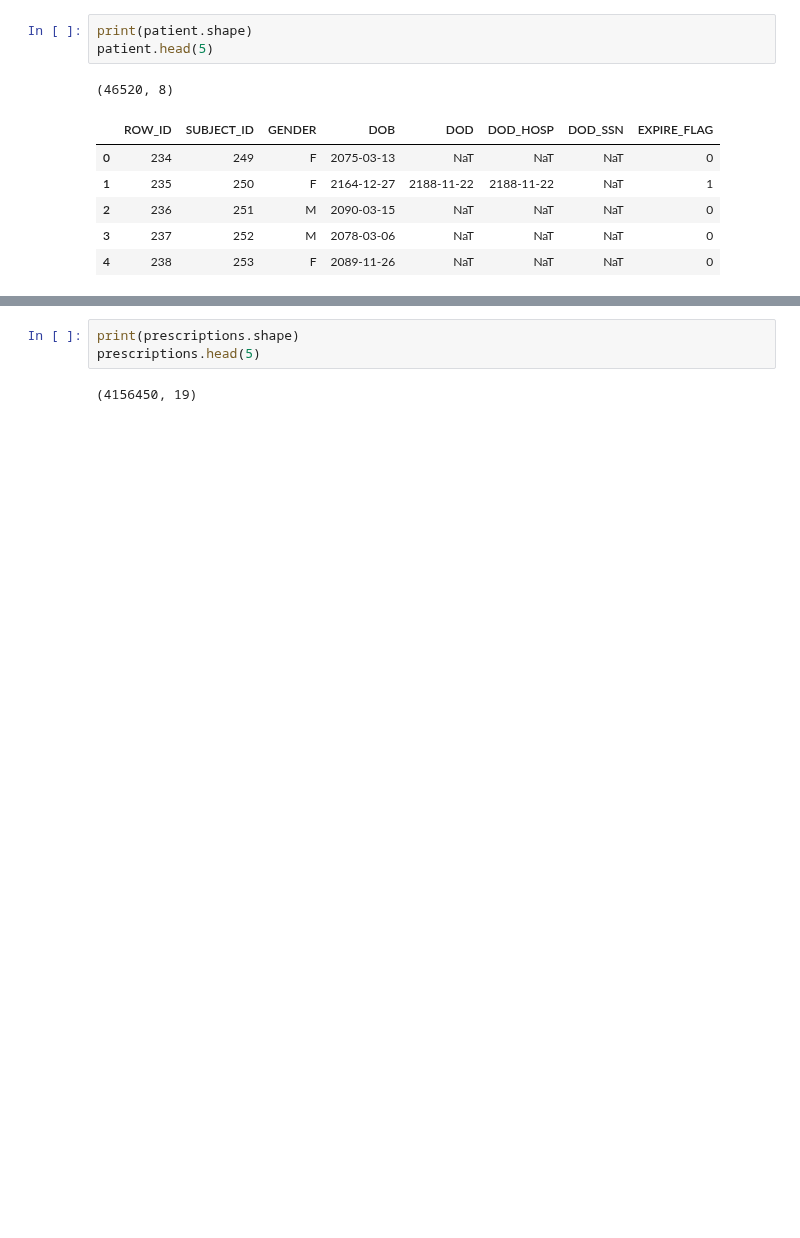
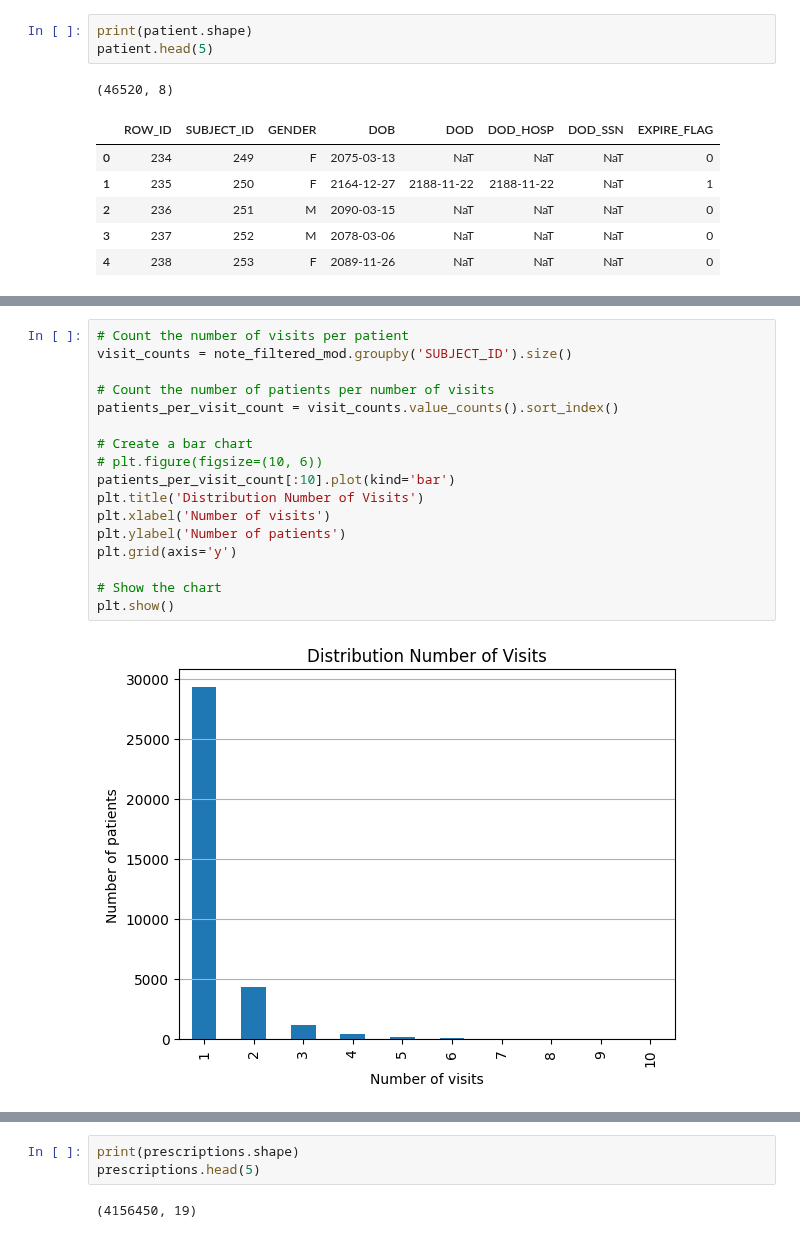
Before and after one commit to giuseppericcio/MediCARE, a Jupyter notebook: data_preprocessing.ipynb, the cells around one changed output, grey strips where cells are left out. Cells and saved outputs as stored; diff of their text form; blank space fills up the shorter version.

```diff
--- a/data_preprocessing.ipynb
+++ b/data_preprocessing.ipynb
@@ -77,0 +133,19 @@ patient.head(5)
+# %%
+# Count the number of visits per patient
+visit_counts = note_filtered_mod.groupby('SUBJECT_ID').size()
+
+# Count the number of patients per number of visits
+patients_per_visit_count = visit_counts.value_counts().sort_index()
+
+# Create a bar chart
+# plt.figure(figsize=(10, 6))
+patients_per_visit_count[:10].plot(kind='bar')
+plt.title('Distribution Number of Visits')
+plt.xlabel('Number of visits')
+plt.ylabel('Number of patients')
+plt.grid(axis='y')
+
+# Show the chart
+plt.show()
+# %% [output]
+[figure, added]
```
Also changed, not shown: parts of 29 cells of this notebook, 1 other file.
